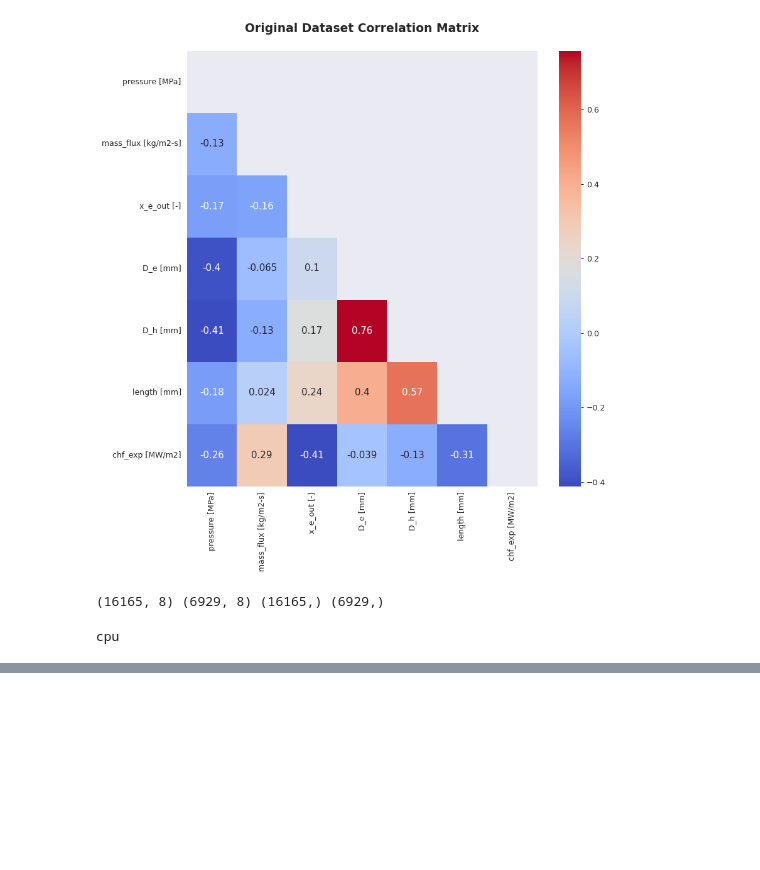
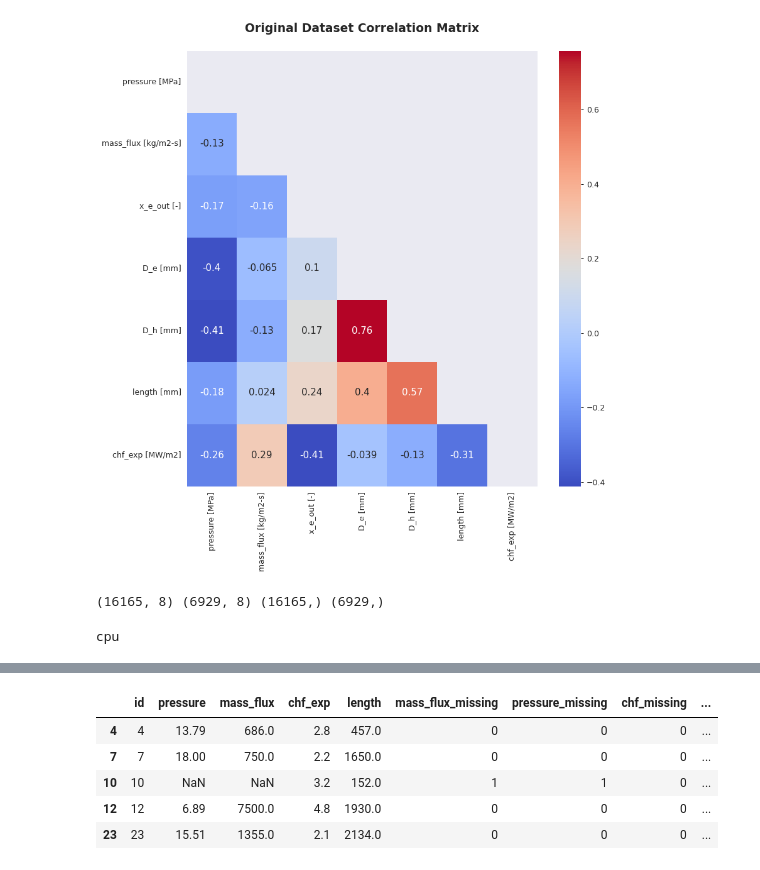
Before and after one commit to averma111/Kaggle_Competition, a Jupyter notebook: pytorch-ps3e15-regression.ipynb, the cells around one changed output, grey strips where cells are left out. Drawn from its saved outputs; the diff is of its cells as text; code cells hidden in the pictures; blank space fills up the shorter version.

```diff
--- a/pytorch-ps3e15-regression.ipynb
+++ b/pytorch-ps3e15-regression.ipynb
@@ -373,0 +400,9 @@ def plot_losses(history):
+# %%
+test.head()
+# %% [output]
+|  | id | pressure | mass_flux | chf_exp | length | mass_flux_missing | pressure_missing | chf_missing | ... |
+| 4 | 4 | 13.79 | 686.0 | 2.8 | 457.0 | 0 | 0 | 0 | ... |
+| 7 | 7 | 18.00 | 750.0 | 2.2 | 1650.0 | 0 | 0 | 0 | ... |
+| 10 | 10 | NaN | NaN | 3.2 | 152.0 | 1 | 1 | 0 | ... |
+| 12 | 12 | 6.89 | 7500.0 | 4.8 | 1930.0 | 0 | 0 | 0 | ... |
+| 23 | 23 | 15.51 | 1355.0 | 2.1 | 2134.0 | 0 | 0 | 0 | ... |
```
Also changed, not shown: parts of 19 cells of this notebook.
